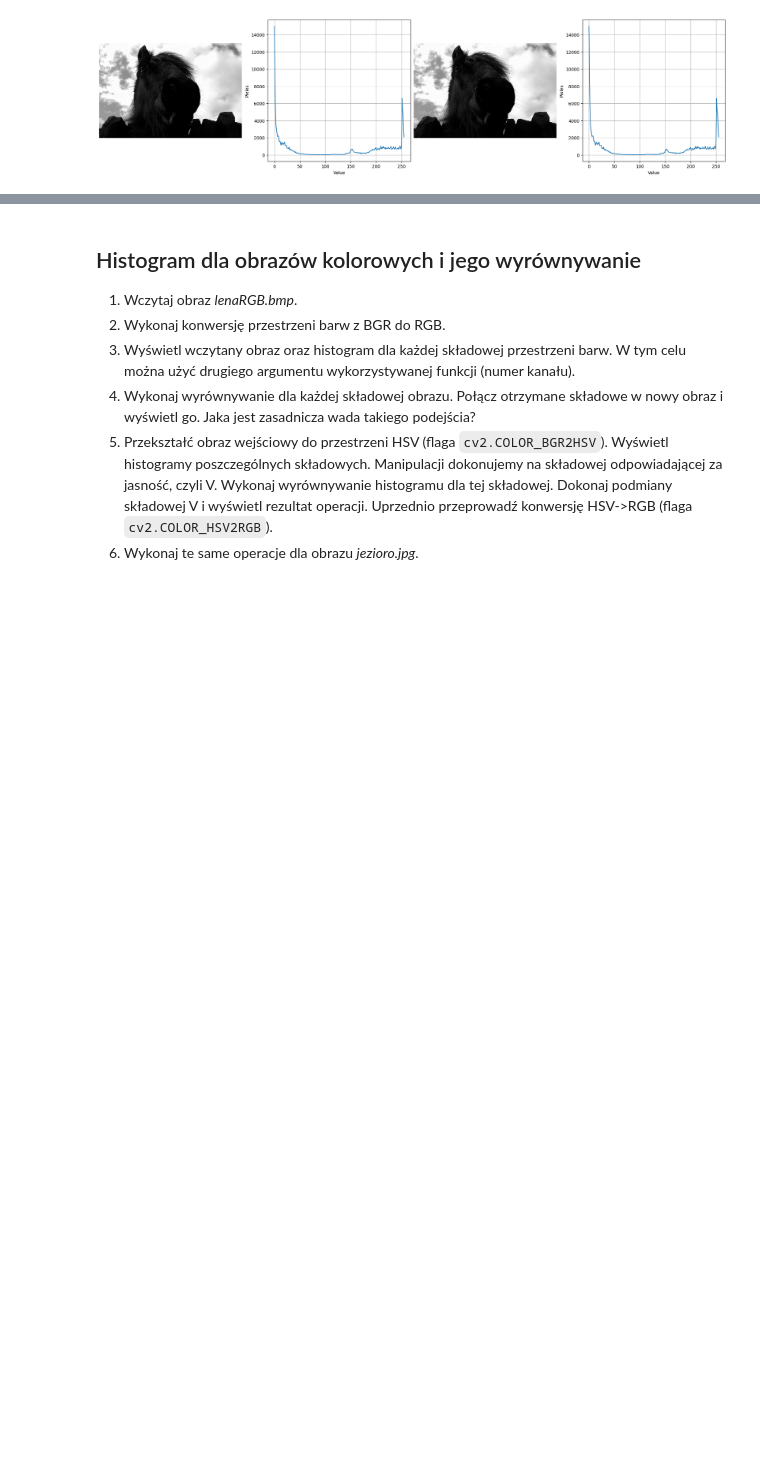
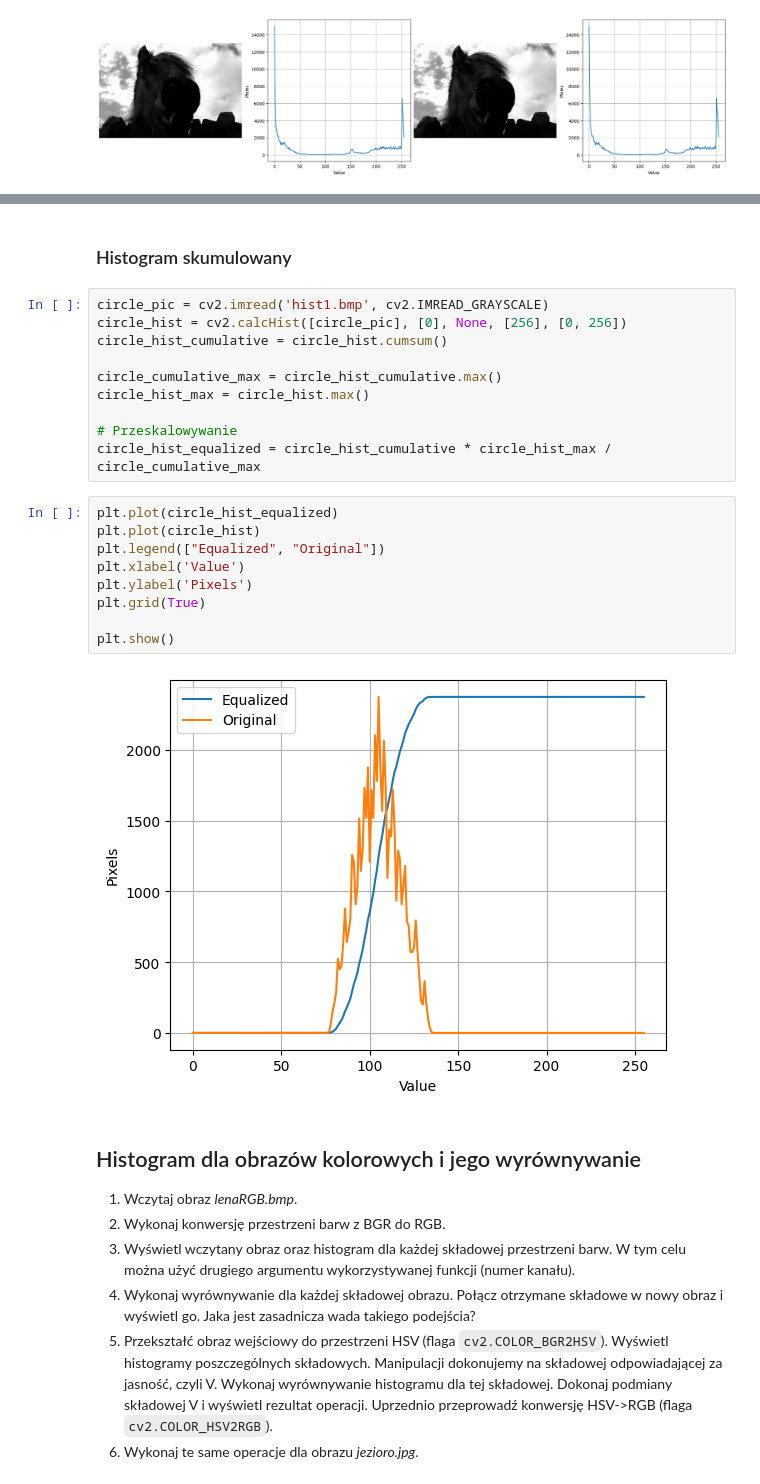
Before and after one commit to arturgesiarz/DigitalImageProcessing-Course, a Jupyter notebook: lab03/03_histogram.ipynb, the cells around one changed output, grey strips where cells are left out. Cells and saved outputs as stored; diff of their text form; blank space fills up the shorter version.

Commit message:
Histogram cumulative was created

```diff
--- a/lab03/03_histogram.ipynb
+++ b/lab03/03_histogram.ipynb
@@ -268,4 +276,27 @@ Jej argumentem jest obraz wejściowy. Zwracany jest obraz o zmodyfikowanym histo
 W jednym oknie wyświetl: obraz oryginalny, rozciąganie, wyrównywanie HE oraz wyrównywanie CLAHE.
+# %% [markdown]
+### Histogram skumulowany
+# %%
+circle_pic = cv2.imread('hist1.bmp', cv2.IMREAD_GRAYSCALE)
+circle_hist = cv2.calcHist([circle_pic], [0], None, [256], [0, 256])
+circle_hist_cumulative = circle_hist.cumsum()
+
+circle_cumulative_max = circle_hist_cumulative.max()
+circle_hist_max = circle_hist.max()
+
+# Przeskalowywanie
+circle_hist_equalized = circle_hist_cumulative * circle_hist_max / circle_cumulative_max
+# %%
+plt.plot(circle_hist_equalized)
+plt.plot(circle_hist)
+plt.legend(["Equalized", "Original"])
+plt.xlabel('Value')
+plt.ylabel('Pixels')
+plt.grid(True)
+
+plt.show()
+# %% [output]
+[figure, added]
 # %% [markdown]
 ## Histogram dla obrazów kolorowych i jego wyrównywanie
 
```
Also changed, not shown: parts of 1 cell of this notebook.
